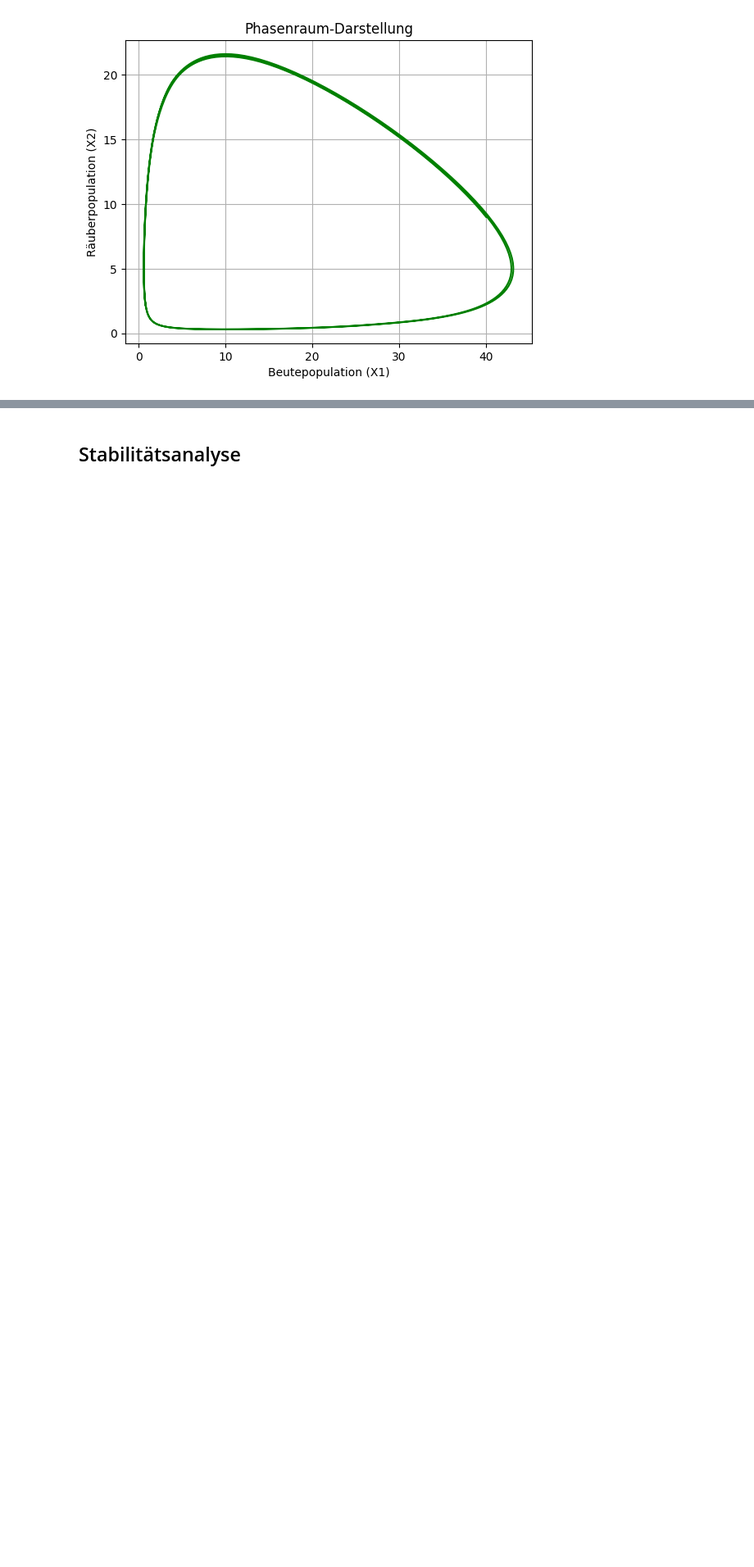
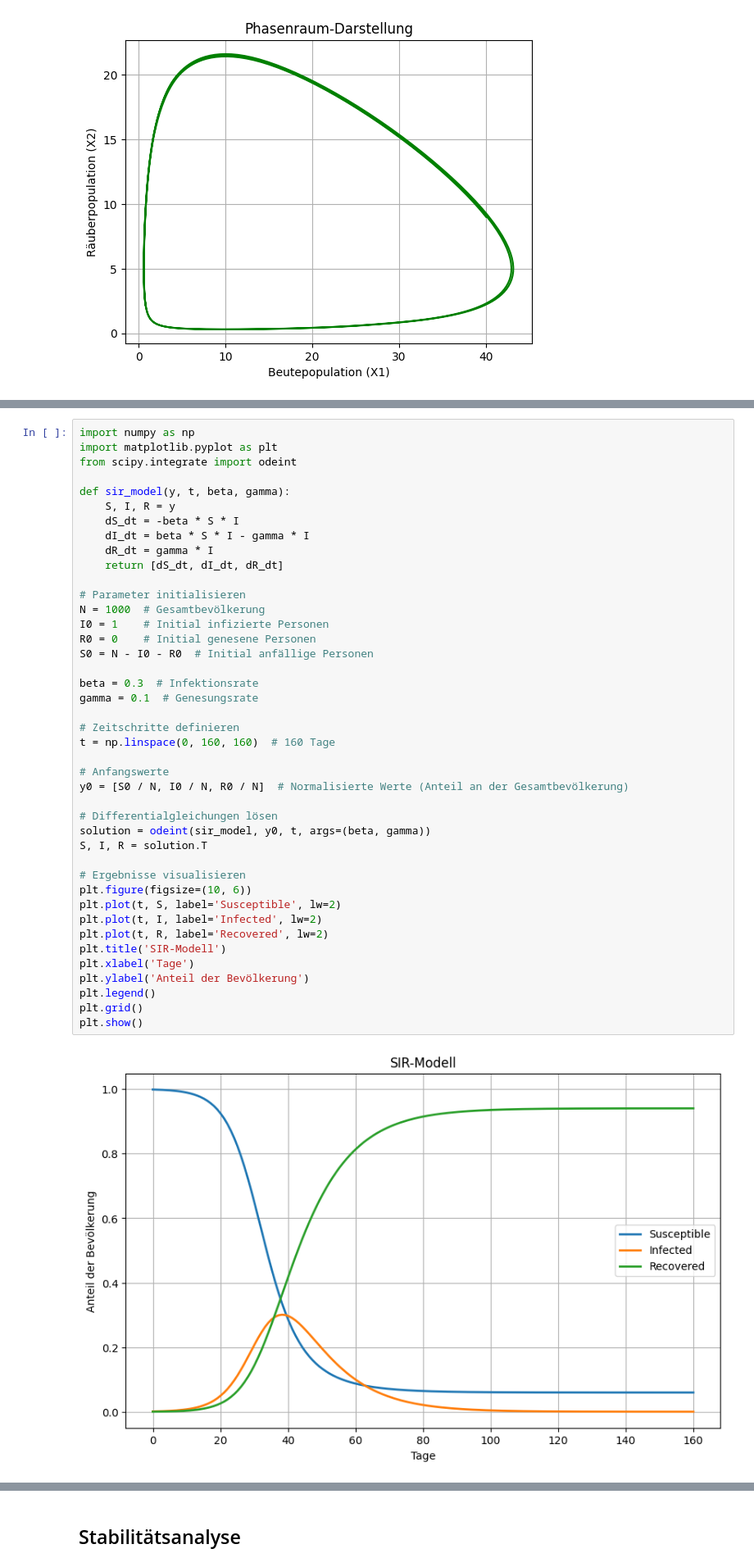
Before and after one commit to tombk556/MSM-Modellbildung-und-Modellanpassung, a Jupyter notebook: src/Rechner.ipynb, the cells around one changed output, grey strips where cells are left out. Shown at 82% size. Saved outputs shown, nothing was run; the diff lists cells and outputs as text; blank space fills up the shorter version.

```diff
--- a/src/Rechner.ipynb
+++ b/src/Rechner.ipynb
@@ -375,0 +378,44 @@ plt.show()
+# %%
+import numpy as np
+import matplotlib.pyplot as plt
+from scipy.integrate import odeint
+
+def sir_model(y, t, beta, gamma):
+    S, I, R = y
+    dS_dt = -beta * S * I
+    dI_dt = beta * S * I - gamma * I
+    dR_dt = gamma * I
+    return [dS_dt, dI_dt, dR_dt]
+
+# Parameter initialisieren
+N = 1000  # Gesamtbevölkerung
+I0 = 1    # Initial infizierte Personen
+R0 = 0    # Initial genesene Personen
+S0 = N - I0 - R0  # Initial anfällige Personen
+
+beta = 0.3  # Infektionsrate
+gamma = 0.1  # Genesungsrate
+
+# Zeitschritte definieren
+t = np.linspace(0, 160, 160)  # 160 Tage
+
+# Anfangswerte
+y0 = [S0 / N, I0 / N, R0 / N]  # Normalisierte Werte (Anteil an der Gesamtbevölkerung)
+
+# Differentialgleichungen lösen
+solution = odeint(sir_model, y0, t, args=(beta, gamma))
+S, I, R = solution.T
+
+# Ergebnisse visualisieren
+plt.figure(figsize=(10, 6))
+plt.plot(t, S, label='Susceptible', lw=2)
+plt.plot(t, I, label='Infected', lw=2)
+plt.plot(t, R, label='Recovered', lw=2)
+plt.title('SIR-Modell')
+plt.xlabel('Tage')
+plt.ylabel('Anteil der Bevölkerung')
+plt.legend()
+plt.grid()
+plt.show()
+# %% [output]
+[figure, added]
```
Also changed, not shown: parts of 15 cells of this notebook.
